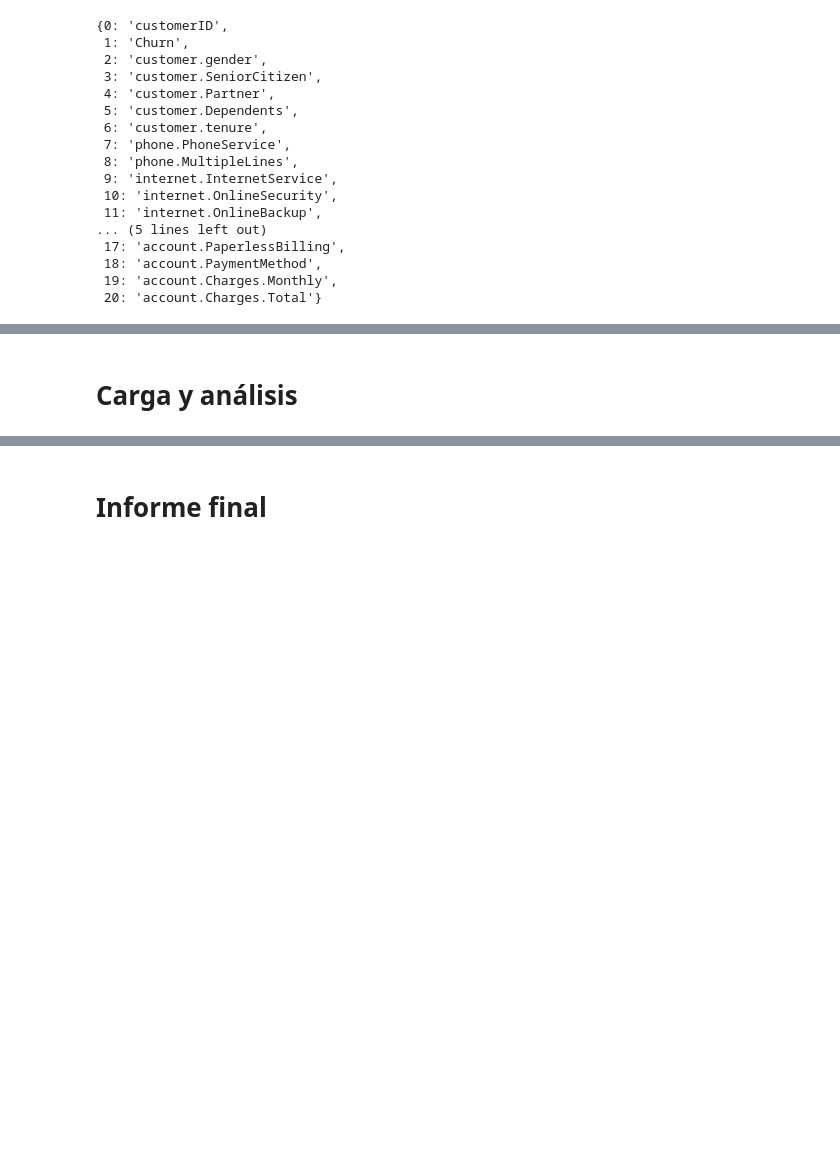
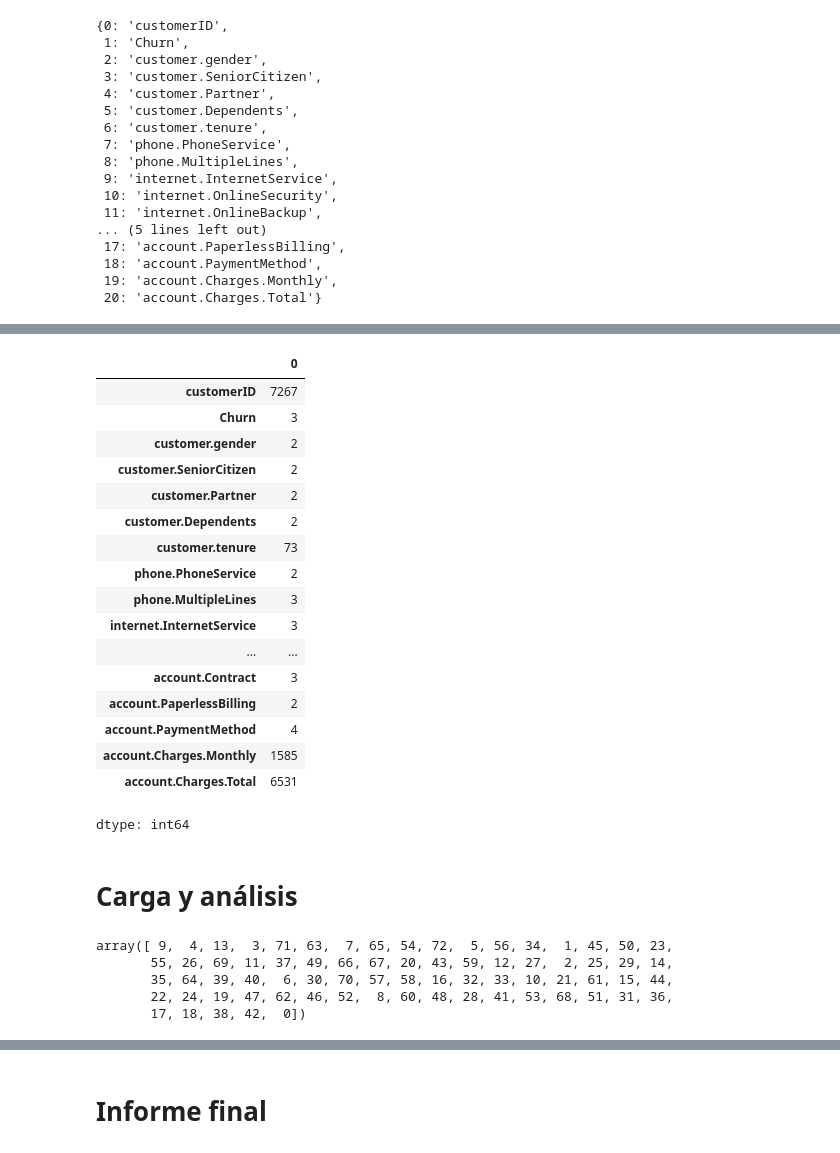
Before and after one commit to paolalarap/challenge_TelecomX_palp, a Jupyter notebook: challenge_TelecomX_palp.ipynb, the cells around one changed output, grey strips where cells are left out. Drawn from its saved outputs; the diff is of its cells as text; code cells hidden in the pictures; blank space fills up the shorter version.

```diff
--- a/challenge_TelecomX_palp.ipynb
+++ b/challenge_TelecomX_palp.ipynb
@@ -120,2 +150,32 @@ diccionario_columnas
+# %%
+inconsistencias=datos_clientes_n.nunique()
+inconsistencias
+# %% [output]
+|  | 0 |
+| customerID | 7267 |
+| Churn | 3 |
+| customer.gender | 2 |
+| customer.SeniorCitizen | 2 |
+| customer.Partner | 2 |
+| customer.Dependents | 2 |
+| customer.tenure | 73 |
+| phone.PhoneService | 2 |
+| phone.MultipleLines | 3 |
+| internet.InternetService | 3 |
+| ... | ... |
+| account.Contract | 3 |
+| account.PaperlessBilling | 2 |
+| account.PaymentMethod | 4 |
+| account.Charges.Monthly | 1585 |
+| account.Charges.Total | 6531 |
+dtype: int64
 # %% [markdown]
 # **Carga y análisis**
+# %%
+datos_clientes_n['customer.tenure'].unique()
+# %% [output]
+array([ 9,  4, 13,  3, 71, 63,  7, 65, 54, 72,  5, 56, 34,  1, 45, 50, 23,
+       55, 26, 69, 11, 37, 49, 66, 67, 20, 43, 59, 12, 27,  2, 25, 29, 14,
+       35, 64, 39, 40,  6, 30, 70, 57, 58, 16, 32, 33, 10, 21, 61, 15, 44,
+       22, 24, 19, 47, 62, 46, 52,  8, 60, 48, 28, 41, 53, 68, 51, 31, 36,
+       17, 18, 38, 42,  0])
```
Also changed, not shown: parts of 7 cells of this notebook.
